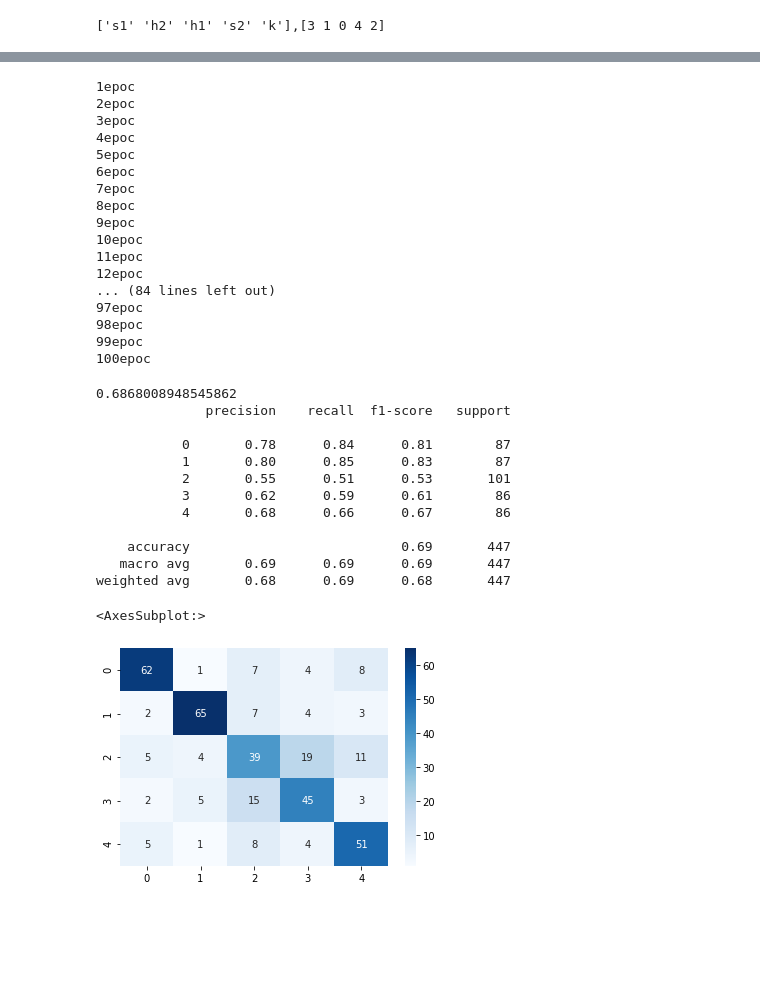
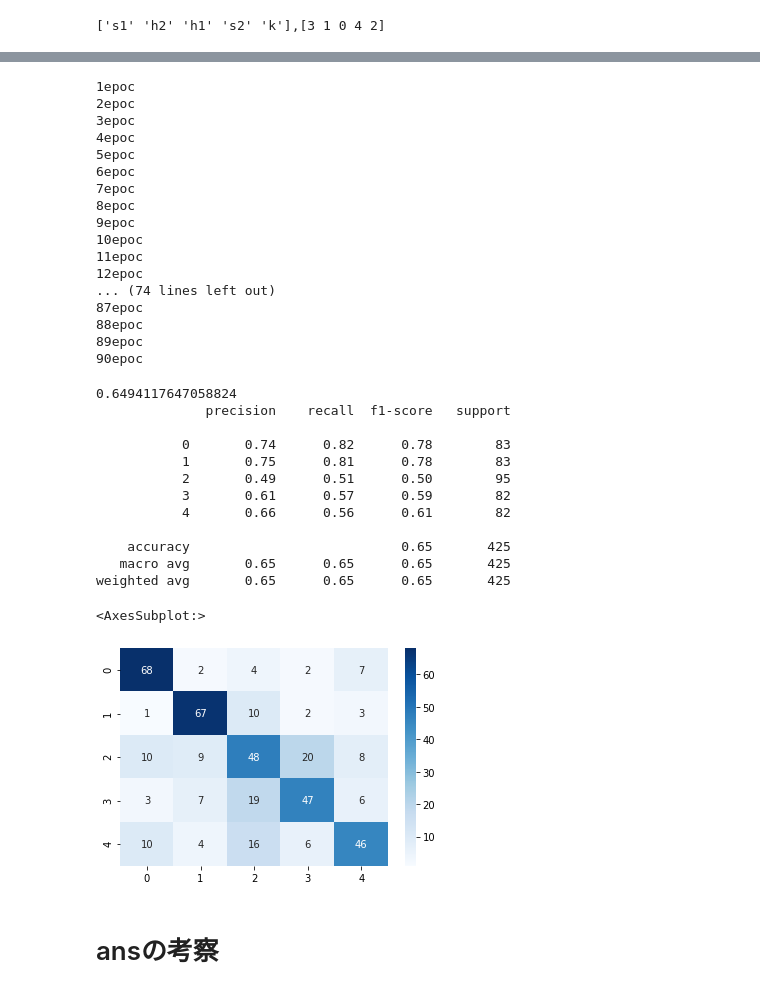
Before and after one commit to teruto725/research-kosen-uchida.lab, a Jupyter notebook: 4.best_model.ipynb, the cells around one changed output, grey strips where cells are left out. Drawn from its saved outputs; the diff is of its cells as text; code cells hidden in the pictures; blank space fills up the shorter version.

```diff
--- a/4.best_model.ipynb
+++ b/4.best_model.ipynb
@@ -12,3 +12,8 @@ import pickle
 import matplotlib.pyplot as plt
 import pandas as pd
 from sklearn.model_selection import train_test_split
+# %%
+#dataのインポート+シャッフル
+data = pd.read_csv("./1_pretraind_data.csv",index_col = 0).sample(frac=1, random_state=1).reset_index(drop=True)
+print(data.shape)
+print(data.columns)
@@ -15,6 +68,5 @@ from sklearn.model_selection import train_test_split
 # %%
-#dataのインポート+シャッフル
-data = pd.read_csv("3.add_features_data.csv").sample(frac=1, random_state=1).reset_index(drop=True)
+
 # 欠損値は最頻値補完を行う
 def fill_na_mean(data):
     data.loc[:,"sim_by_mcg"] = data.loc[:,"sim_by_mcg"].fillna(data.loc[:,"sim_by_mcg"].mode()[0])
@@ -28,17 +80,12 @@ from sklearn.preprocessing import LabelEncoder
 def label_encorder(data):
     le = LabelEncoder()
     encoded = le.fit_transform(data['relation'].values)
-    decoded = le.inverse_transform(encoded)
+    for ans_c in ans_columns:
+        temp_label = le.transform(data[ans_c].values)
+        data[ans_c] = temp_label
     data.loc[:,'relation_label'] = encoded
     print(str(data["relation"].unique())+","+str(le.transform(data["relation"].unique())))
     return data
 data = label_encorder(data)
-#特徴量の選別 wn_sim_jcnは値がバグっているので使わない(infinityが入っている)
-X_columns = ["sim_by_mcg","is_a_by_mcg","lexvec_sim","wiki2vec_sim","wn_hu_average",
-                "wn_pu_average","wn_sim_path","wn_sim_wup",
-                "is_include_word","bert_sim","lexvec_diff","wiki2vec_diff","bert_diff"]
-X_data = data.loc[:,X_columns]
-# yの定義
-y = data.loc[:,"relation_label"].values.astype("int32")
 # %% [output]
 ['s1' 'h2' 'h1' 's2' 'k'],[3 1 0 4 2]
@@ -53,3 +92,8 @@ Index(['sim_by_mcg', 'is_a_by_mcg', 'lexvec_sim', 'wiki2vec_sim',
+# %%
+#特徴量の選別 wn_sim_jcnは値がバグっているので使わない(infinityが入っている)
+X_data = data.loc[:,feature_columns]
+# yの定義
+y = data.loc[:,"relation_label"].values.astype("int32")
 # %%
 
 from sklearn.preprocessing import StandardScaler
@@ -78,7 +118,4 @@ def convert_to_arr(vec_str):
 # %%
-X_normal_columns = ["sim_by_mcg","is_a_by_mcg","lexvec_sim","wiki2vec_sim","wn_hu_average",
-                "wn_pu_average","wn_sim_path","wn_sim_wup","is_include_word","bert_sim"]
-pca_di={"lexvec_diff":30,"wiki2vec_diff":30,"bert_diff":3}
 
 
 #pca成分の生成
@@ -90,13 +127,18 @@ from sklearn.metrics import accuracy_score
 from sklearn.discriminant_analysis import LinearDiscriminantAnalysis as LDA
 
 
-skf = StratifiedKFold(n_splits=100,random_state = 0)#80
+skf = StratifiedKFold(n_splits=90,random_state = 0)#80
 #cm = None #混合配列
 acc = list()#acc配列
 
 y_test_arr = None#testの記録
 y_pred_arr = None#predの記録
+
+
+trans_df =None #検証用に並び替えられたDF
+
 count = 1
+
 for train_idx, test_idx in skf.split(X_data,y):
     print(str(count)+"epoc")
     count += 1
@@ -119,8 +161,16 @@ for train_idx, test_idx in skf.split(X_data,y):
     y_test = y[test_idx]
     #print(X_train.shape)
 
+
+    #testindexから同時にdfの並び替えも行う。
+    temp_df = data.iloc[test_idx,:]
+    if trans_df is None:
+        trans_df = temp_df
+    else:
+        trans_df = pd.concat([trans_df,temp_df])
+
     #XGBOOST
-    model = xgb.XGBClassifier(n_estimators=1500,max_depth=25,learning_rate=0.01)
+    model = xgb.XGBClassifier(n_estimators=300,max_depth=17,learning_rate=0.25)
     model.fit(X_train,y_train)
     y_pred = model.predict(X_test)
 
@@ -149,31 +199,32 @@ for train_idx, test_idx in skf.split(X_data,y):
 10epoc
 11epoc
 12epoc
-... (84 lines left out)
-97epoc
-98epoc
-99epoc
-100epoc
+... (74 lines left out)
+87epoc
+88epoc
+89epoc
+90epoc
 # %%
 import seaborn as sns
 from sklearn.metrics import recall_score
 from sklearn.metrics import precision_score
 from sklearn.metrics import classification_report
 print(accuracy_score(y_test_arr, y_pred_arr))
 print(classification_report(y_test_arr,y_pred_arr))
+cm = confusion_matrix(y_test_arr, y_pred_arr)
 sns.heatmap(cm,annot=True, cmap='Blues')
 # %% [output]
-0.6868008948545862
+0.6494117647058824
               precision    recall  f1-score   support
 
-           0       0.78      0.84      0.81        87
-           1       0.80      0.85      0.83        87
-           2       0.55      0.51      0.53       101
-           3       0.62      0.59      0.61        86
-           4       0.68      0.66      0.67        86
+           0       0.74      0.82      0.78        83
+           1       0.75      0.81      0.78        83
+           2       0.49      0.51      0.50        95
+           3       0.61      0.57      0.59        82
+           4       0.66      0.56      0.61        82
 
-    accuracy                           0.69       447
-   macro avg       0.69      0.69      0.69       447
-weighted avg       0.68      0.69      0.68       447
+    accuracy                           0.65       425
+   macro avg       0.65      0.65      0.65       425
+weighted avg       0.65      0.65      0.65       425
 <AxesSubplot:>
-[figure, old version]
+[figure, new version]
@@ -191,0 +231,2 @@ print("集約"+str((cm[3,3]+cm[4,4])/np.sum(cm[:,3:5])))
+# %% [markdown]
+# ansの考察
```
Also changed, not shown: parts of 15 cells of this notebook, 14 other files.
